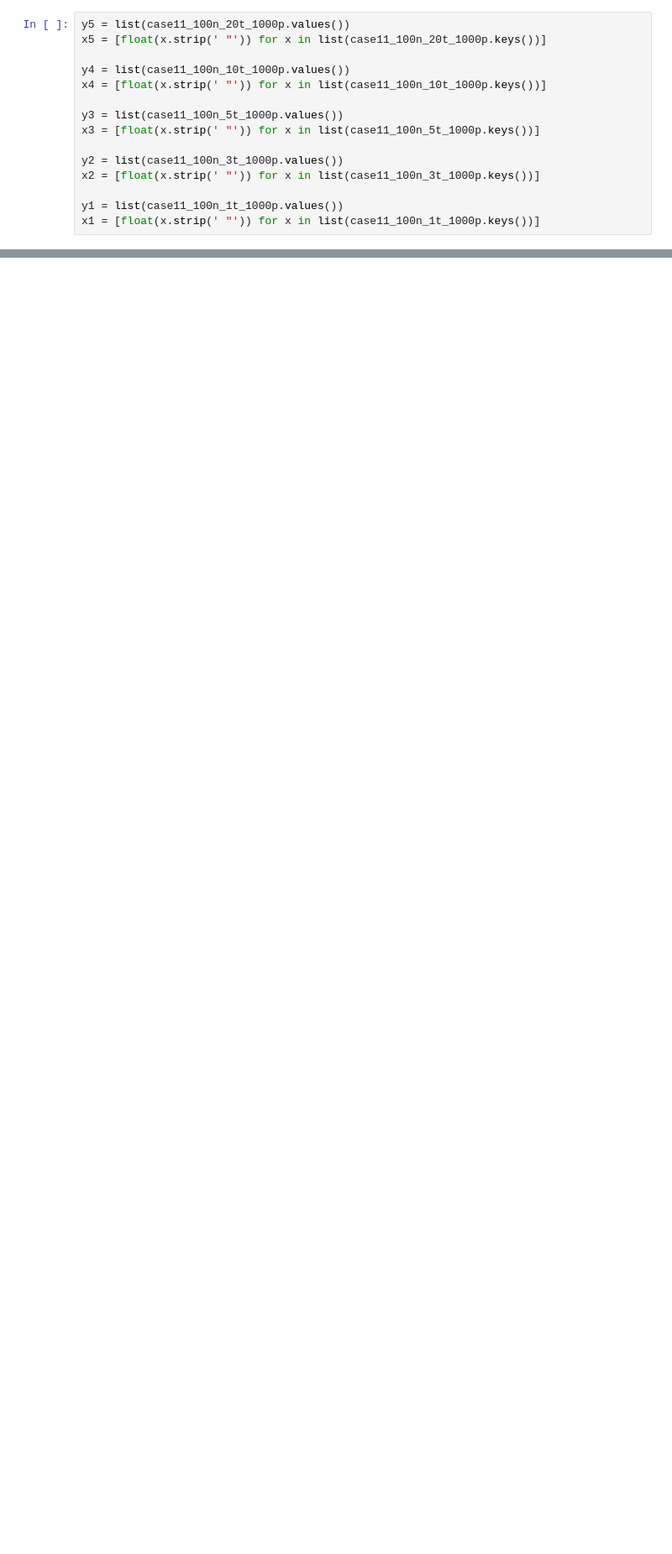
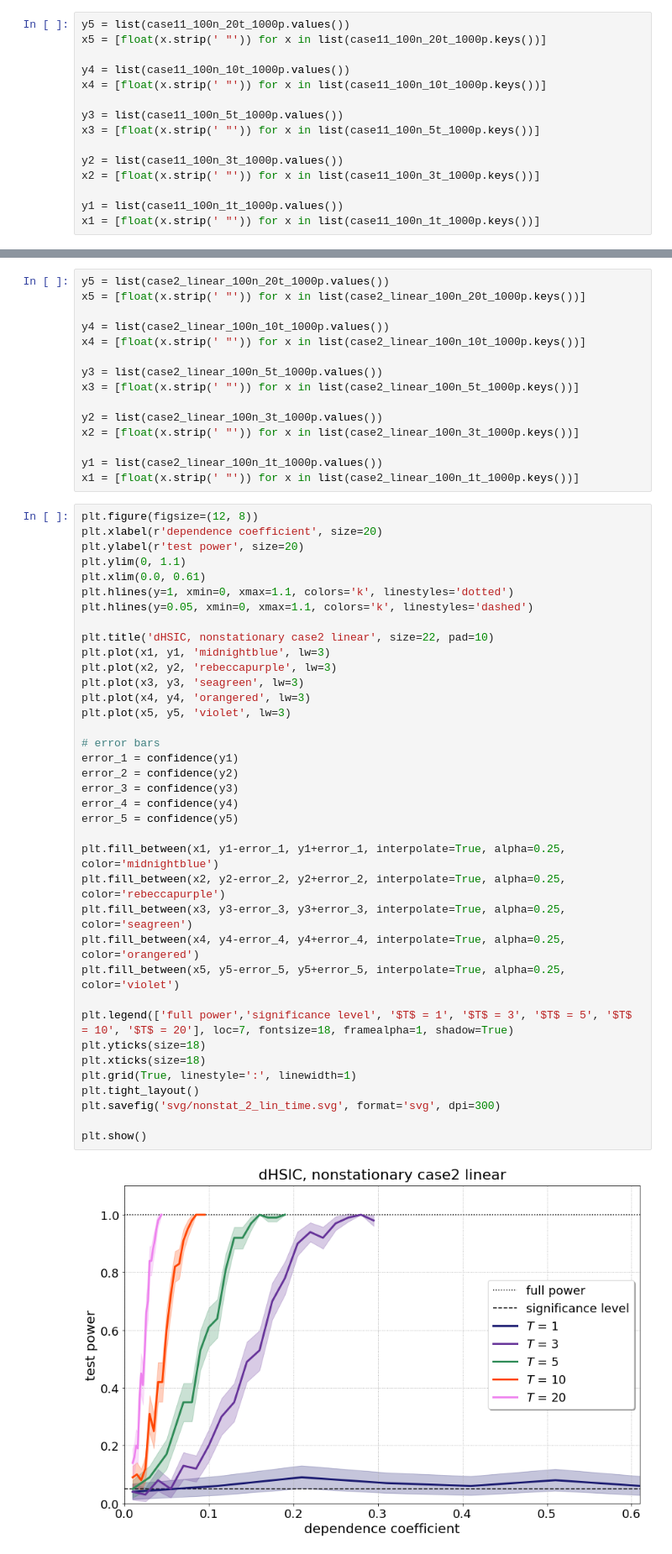
Before and after one commit to barahona-research-group/dHSIC_ts, a Jupyter notebook: examples/plots_paper.ipynb, the cells around one changed output, grey strips where cells are left out. Shown at 84% size. Drawn from its saved outputs; the diff is of its cells as text; blank space fills up the shorter version.

```diff
--- a/examples/plots_paper.ipynb
+++ b/examples/plots_paper.ipynb
@@ -1208,0 +1279,54 @@ plt.show()
+# %%
+y5 = list(case2_linear_100n_20t_1000p.values())
+x5 = [float(x.strip(' "')) for x in list(case2_linear_100n_20t_1000p.keys())]
+
+y4 = list(case2_linear_100n_10t_1000p.values())
+x4 = [float(x.strip(' "')) for x in list(case2_linear_100n_10t_1000p.keys())]
+
+y3 = list(case2_linear_100n_5t_1000p.values())
+x3 = [float(x.strip(' "')) for x in list(case2_linear_100n_5t_1000p.keys())]
+
+y2 = list(case2_linear_100n_3t_1000p.values())
+x2 = [float(x.strip(' "')) for x in list(case2_linear_100n_3t_1000p.keys())]
+
+y1 = list(case2_linear_100n_1t_1000p.values())
+x1 = [float(x.strip(' "')) for x in list(case2_linear_100n_1t_1000p.keys())]
+# %%
+plt.figure(figsize=(12, 8))
+plt.xlabel(r'dependence coefficient', size=20)
+plt.ylabel(r'test power', size=20)
+plt.ylim(0, 1.1)
+plt.xlim(0.0, 0.61)
+plt.hlines(y=1, xmin=0, xmax=1.1, colors='k', linestyles='dotted')
+plt.hlines(y=0.05, xmin=0, xmax=1.1, colors='k', linestyles='dashed')
+
+plt.title('dHSIC, nonstationary case2 linear', size=22, pad=10)
+plt.plot(x1, y1, 'midnightblue', lw=3)
+plt.plot(x2, y2, 'rebeccapurple', lw=3)
+plt.plot(x3, y3, 'seagreen', lw=3)
+plt.plot(x4, y4, 'orangered', lw=3)
+plt.plot(x5, y5, 'violet', lw=3)
+
+# error bars
+error_1 = confidence(y1)
+error_2 = confidence(y2)
+error_3 = confidence(y3)
+error_4 = confidence(y4)
+error_5 = confidence(y5)
+
+plt.fill_between(x1, y1-error_1, y1+error_1, interpolate=True, alpha=0.25, color='midnightblue')
+plt.fill_between(x2, y2-error_2, y2+error_2, interpolate=True, alpha=0.25, color='rebeccapurple')
+plt.fill_between(x3, y3-error_3, y3+error_3, interpolate=True, alpha=0.25, color='seagreen')
+plt.fill_between(x4, y4-error_4, y4+error_4, interpolate=True, alpha=0.25, color='orangered')
+plt.fill_between(x5, y5-error_5, y5+error_5, interpolate=True, alpha=0.25, color='violet')
+
+plt.legend(['full power','significance level', '$T$ = 1', '$T$ = 3', '$T$ = 5', '$T$ = 10', '$T$ = 20'], loc=7, fontsize=18, framealpha=1, shadow=True)
+plt.yticks(size=18)
+plt.xticks(size=18)
+plt.grid(True, linestyle=':', linewidth=1)
+plt.tight_layout()
+plt.savefig('svg/nonstat_2_lin_time.svg', format='svg', dpi=300)
+
+plt.show()
+# %% [output]
+[figure, added]
```
Also changed, not shown: parts of 12 cells of this notebook, 51 other files.
